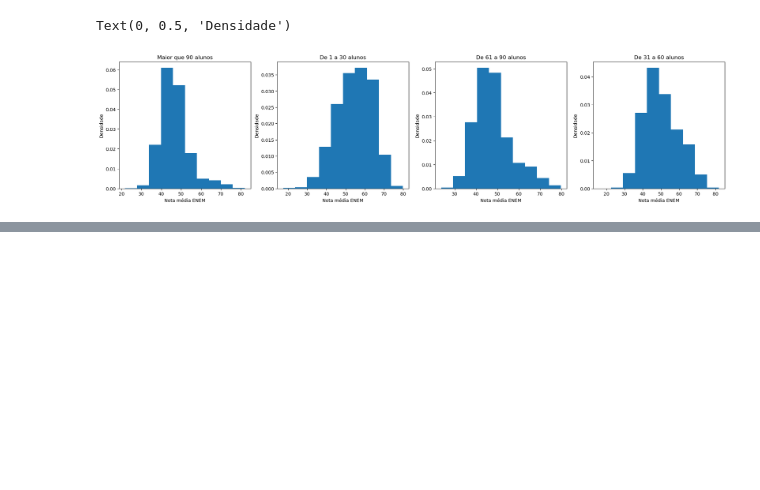
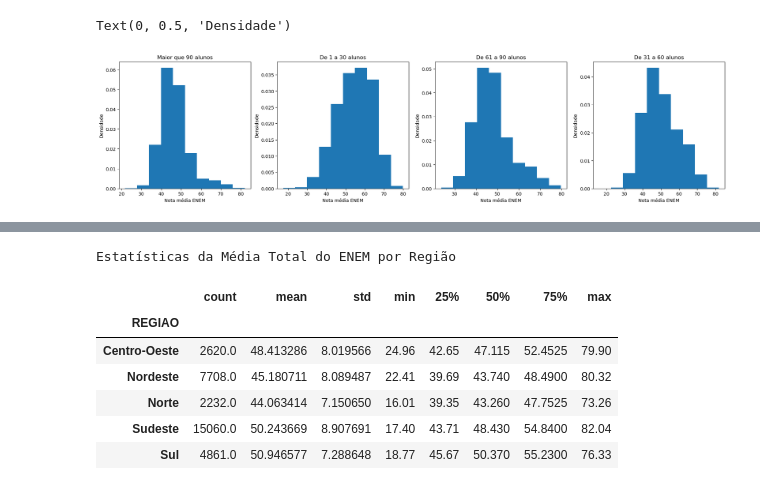
Before and after one commit to LuanaPLGuimaraes/Grupo12A_Projeto2_CDados, a Jupyter notebook: mineracao.ipynb, the cells around one changed output, grey strips where cells are left out. Saved outputs shown, nothing was run; the diff lists cells and outputs as text; code cells hidden in the pictures; blank space fills up the shorter version.

Commit message:
groupby

```diff
--- a/mineracao.ipynb
+++ b/mineracao.ipynb
@@ -287,0 +299,13 @@ Text(0, 0.5, 'Densidade')
+# %%
+
+print("Estatísticas da Média Total do ENEM por Região")
+dados.groupby('REGIAO')['MEDIA_TOTAL_ENEM'].describe()
+# %% [output]
+Estatísticas da Média Total do ENEM por Região
+|  | count | mean | std | min | 25% | 50% | 75% | max |
+| REGIAO |  |  |  |  |  |  |  |  |
+| Centro-Oeste | 2620.0 | 48.413286 | 8.019566 | 24.96 | 42.65 | 47.115 | 52.4525 | 79.90 |
+| Nordeste | 7708.0 | 45.180711 | 8.089487 | 22.41 | 39.69 | 43.740 | 48.4900 | 80.32 |
+| Norte | 2232.0 | 44.063414 | 7.150650 | 16.01 | 39.35 | 43.260 | 47.7525 | 73.26 |
+| Sudeste | 15060.0 | 50.243669 | 8.907691 | 17.40 | 43.71 | 48.430 | 54.8400 | 82.04 |
+| Sul | 4861.0 | 50.946577 | 7.288648 | 18.77 | 45.67 | 50.370 | 55.2300 | 76.33 |
```
Also changed, not shown: parts of 2 cells of this notebook.
